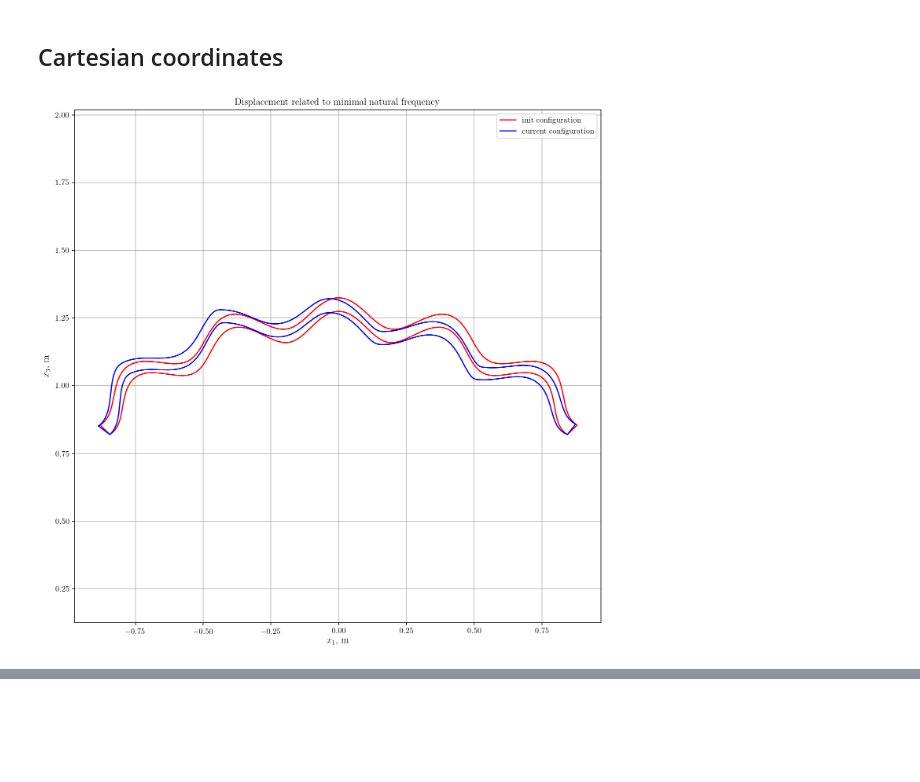
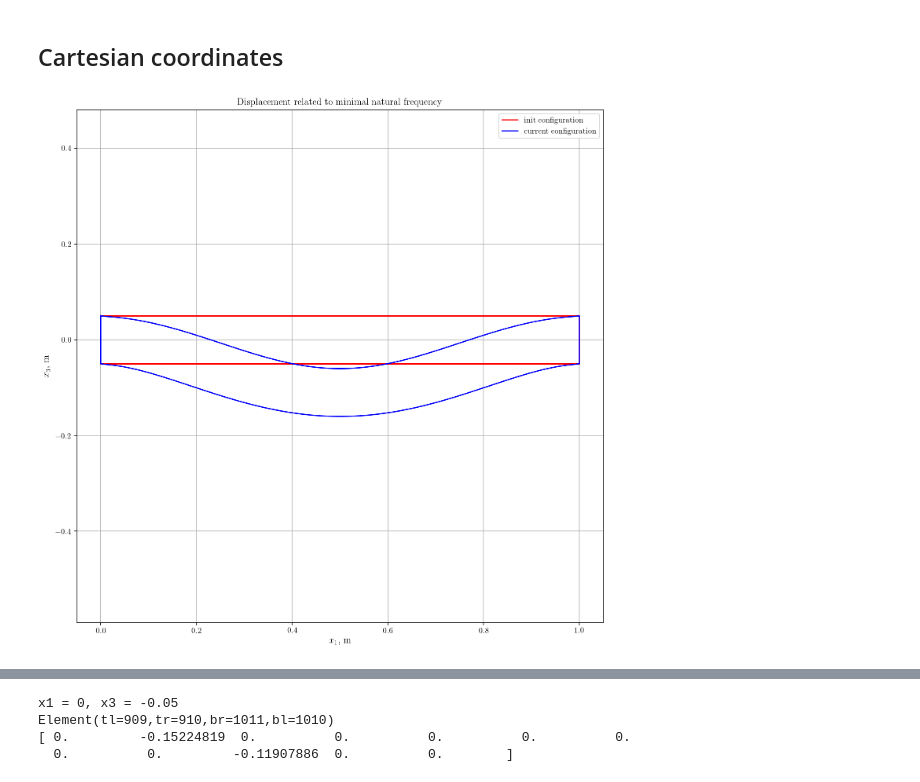
Before and after one commit to tarashor/vibrations, a Jupyter notebook: py/notebooks/LinearSol2DFEM.ipynb, the cells around one changed output, grey strips where cells are left out. Saved outputs shown, nothing was run; the diff lists cells and outputs as text; code cells hidden in the pictures; blank space fills up the shorter version.

Commit message:
fixed mesh in 2D case

```diff
--- a/py/notebooks/LinearSol2DFEM.ipynb
+++ b/py/notebooks/LinearSol2DFEM.ipynb
@@ -57,6 +57,6 @@ C
 # %% [output]
 [figure]
 # %%
-S=B.T*E.T*C*E*B*A*(1+alpha3*K)
+S=B.T*E.T*C*E*B*A#*(1+alpha3*K)
 S
 # %% [output]
@@ -64,5 +64,5 @@ S
 # %%
 M=Matrix([[rho, 0, 0, 0, 0, 0, 0, 0, 0, 0, 0, 0], [0, 0, 0, 0, 0, 0, 0, 0, 0, 0, 0, 0], [0, 0, 0, 0, 0, 0, 0, 0, 0, 0, 0, 0], [0, 0, 0, 0, 0, 0, 0, 0, 0, 0, 0, 0], [0, 0, 0, 0, rho, 0, 0, 0, 0, 0, 0, 0], [0, 0, 0, 0, 0, 0, 0, 0, 0, 0, 0, 0], [0, 0, 0, 0, 0, 0, 0, 0, 0, 0, 0, 0], [0, 0, 0, 0, 0, 0, 0, 0, 0, 0, 0, 0], [0, 0, 0, 0, 0, 0, 0, 0, rho, 0, 0, 0], [0, 0, 0, 0, 0, 0, 0, 0, 0, 0, 0, 0], [0, 0, 0, 0, 0, 0, 0, 0, 0, 0, 0, 0], [0, 0, 0, 0, 0, 0, 0, 0, 0, 0, 0, 0]])
-M=M*A*(1+alpha3*K)
+M=M*A#*(1+alpha3*K)
 M
 # %% [output]
@@ -73,69 +73,68 @@ M
 import fem.geometry as g
 import fem.model as m
 import fem.material as mat
-import fem.solver as s
 import fem.mesh as me
 import plot
+
+import fem.general2D.solverlinear as s2D
+import fem.general2D.result2D as r2D
+
+def solve2D(geometry, thickness, material, N, M):
+    layers = m.Layer.generate_layers(thickness, [material])
+    model = m.Model(geometry, layers, m.Model.FIXED_LEFT_RIGHT_EDGE)
+    mesh = me.Mesh.generate2D(geometry.width, layers, N, M, model.boundary_conditions)
+
+    lam, vec = s2D.solve(model, mesh, stiffness_matrix, mass_matrix)
+
+    results = r2D.Result.convert_to_results(lam, vec, mesh, geometry)
+
+    return results
 
 stiffness_matrix_func = lambdify([A, K, mu, la, alpha3], S, "numpy")
 mass_matrix_func = lambdify([A, K, rho, alpha3], M, "numpy")
 
 
 def stiffness_matrix(material, geometry, x1, x2, x3):
     A,K = geometry.get_A_and_K(x1,x2,x3)
     return stiffness_matrix_func(A, K, material.mu(), material.lam(), x3)
 
 def mass_matrix(material, geometry, x1, x2, x3):
     A,K = geometry.get_A_and_K(x1,x2,x3)
     return mass_matrix_func(A, K, material.rho, x3)
 
 
+E3f = 1000000000
+material = mat.IsotropicMaterial(40000000000,0.3,2000)
+material.C[2,2] *= E3f
 
-def generate_layers(thickness, layers_count, material):
-    layer_top = thickness / 2
-    layer_thickness = thickness / layers_count
-    layers = set()
-    for i in range(layers_count):
-        layer = m.Layer(layer_top - layer_thickness, layer_top, material, i)
-        layers.add(layer)
-        layer_top -= layer_thickness
-    return layers
+width = 1
+curvature = 0
+thickness = 0.1
 
-
-def solve(geometry, thickness, linear, N_width, N_height):
-    layers_count = 1
-    layers = generate_layers(thickness, layers_count, mat.IsotropicMaterial.steel())
-    model = m.Model(geometry, layers, m.Model.FIXED_BOTTOM_LEFT_RIGHT_POINTS)
-    mesh = me.Mesh.generate(width, layers, N_width, N_height, m.Model.FIXED_BOTTOM_LEFT_RIGHT_POINTS)
-    lam, vec = s.solve(model, mesh, stiffness_matrix, mass_matrix)
-    return lam, vec, mesh, geometry
-
-
-width = 2
-curvature = 0.8
-thickness = 0.05
-
-corrugation_amplitude = 0.05
-corrugation_frequency = 20
+corrugation_amplitude = 0
+corrugation_frequency = 0
 
 geometry = g.General(width, curvature, corrugation_amplitude, corrugation_frequency)
 
-N_width = 600
-N_height = 2
+N_width = 100
+N_height = 10
 
 
-lam, vec, mesh, geometry = solve(geometry, thickness, False, N_width, N_height)
-results = s.convert_to_results(lam, vec, mesh, geometry)
+results = solve2D(geometry, thickness, material, N_width, N_height)
 
 results_index = 0
+
+# plot.plot_deformed_mesh(results[results_index], width, thickness)
 
 plot.plot_init_and_deformed_geometry_in_cartesian(results[results_index], 0, width, -thickness / 2, thickness / 2, 0, geometry.to_cartesian_coordinates)
 
 to_print = 20
 if (len(results) < to_print):
     to_print = len(results)
 
 for i in range(to_print):
-    print(results[i].rad_per_sec_to_Hz(results[i].freq))
+    print(results[i].freqHz())
+
+# print(results[results_index].get_displacement_and_deriv(0, 0, -thickness/2, 0, True))
 # %% [output]
-[figure, old version]
+[figure, new version]
@@ -161,0 +161,7 @@ for i in range(to_print):
+# %%
+print(results[results_index].get_displacement_and_deriv(0, 0, -thickness/2, 0, True))
+# %% [output]
+x1 = 0, x3 = -0.05
+Element(tl=909,tr=910,br=1011,bl=1010)
+[ 0.         -0.15224819  0.          0.          0.          0.          0.
+  0.          0.         -0.11907886  0.          0.        ]
```
Also changed, not shown: parts of 3 cells of this notebook, 9 other files.
